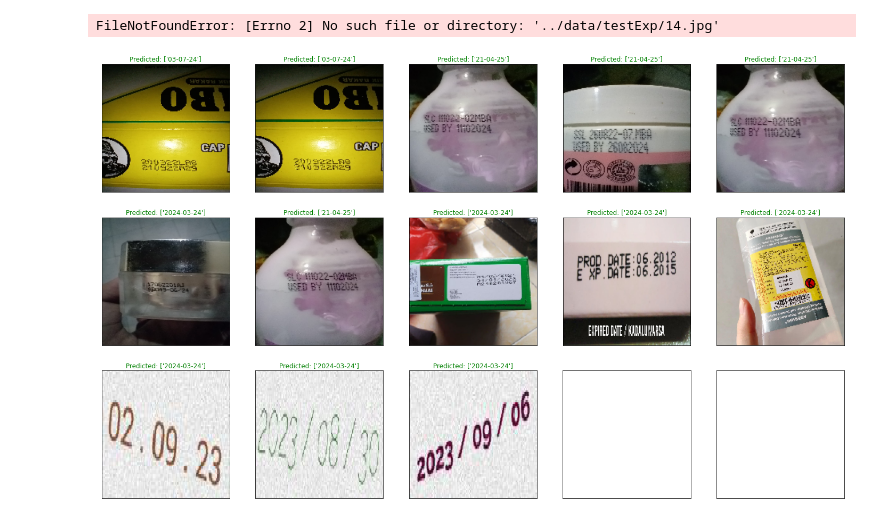
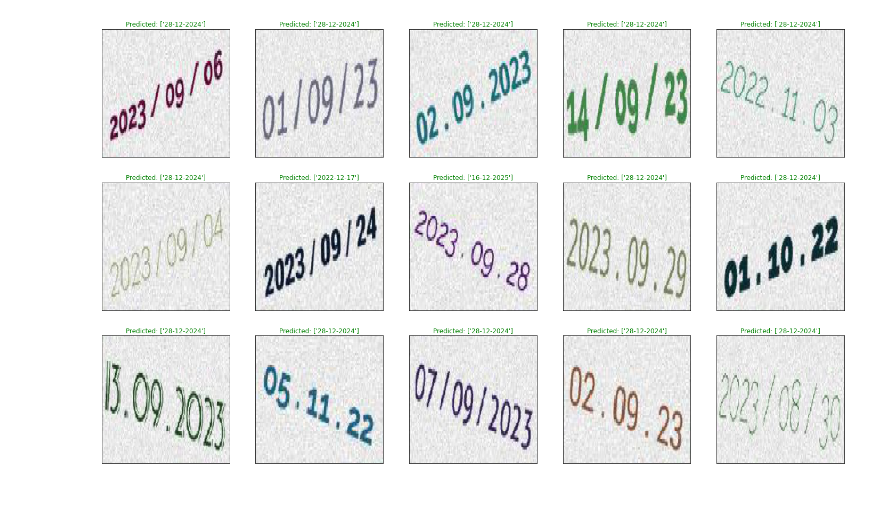
Before and after one commit to Da-Risset/product-expiration-reminder, a Jupyter notebook: notebooks/date_expired_pred.ipynb, the cells around one changed output. Cells and saved outputs as stored; diff of their text form; code cells hidden in the pictures.

```diff
--- a/notebooks/date_expired_pred.ipynb
+++ b/notebooks/date_expired_pred.ipynb
@@ -6,12 +6,12 @@ from tensorflow import keras
 model = keras.models.load_model('../models/date-expired/inception_resnetv2_98date_exp.h5')
 # %%
 import pathlib
-test_dir = "../data/"
+test_dir = "../data/date-exp/shyntesis-data/"
 
 test_ds = tf.keras.preprocessing.image_dataset_from_directory(
     test_dir,
     shuffle=True,
-    # batch_size=32,
+    seed=123,
     image_size=(160, 160),
 )
 # %% [output]
@@ -59,21 +34,0 @@ def date_gen_format(date, format):
-# %%
-labels = []
-
-delimiter = ("", " ", "-", " - ", "/", " / ", ".", " . ")
-
-base_format = ["%d-%m-%y", "%d-%m-%Y", "%Y-%m-%d"]
-
-start = datetime(2022, 10, 1)
-end = datetime(2025, 12, 31)
-
-x = 1
-for date in gen_date(start, end):
-    for i in base_format:
-        # for j in parse_date(delimiter, i):
-        labels.append(date_gen_format(date, i))
-    x += 1
-
-month = list(OrderedDict(((start + timedelta(_)).strftime(r"%b%y"), None) for _ in range((end - start).days)).keys())
-for i in month:
-    labels.append(i)
-    x += 1
@@ -84,0 +35,4 @@ print(len(labels))
+# %%
+label_file = open("../models/date-expired/date_exp_labels.txt", "r")
+
+labels = label_file.read().splitlines()
@@ -106,14 +108,15 @@ for i in predictions:
 # %%
 # prediction one image
-image_path = "../data/testExp/12.jpg"
+
+image_path = "../data/date-exp/shyntesis-data/tests/1.jpg"
 
 img = keras.preprocessing.image.load_img(image_path, target_size=(160, 160))
 
-img = tf.keras.preprocessing.image.img_to_array(img)
 img_arr = np.expand_dims(img, 0)
-img_arr = preprocessing_input(img_arr)
+img_arr = tf.keras.applications.inception_resnet_v2.preprocess_input(img_arr)
 pred = model.predict(img_arr)
-score = tf.nn.softmax(pred[0])
-print(f"prediction: {labels[np.argmax(score)], 100 * np.max(score)}")
+# score = tf.nn.softmax(pred[0])
+pred = np.argmax(pred, axis=1)
+print(f"prediction: {labels[pred], 100 * np.max(pred)}")
 plt.imshow(img)
 # %% [output]
@@ -131,7 +131,7 @@ fig, axes = plt.subplots(nrows=3, ncols=5, figsize=(25, 15),
                         subplot_kw={'xticks': [], 'yticks': []})
 
 for i, ax in enumerate(axes.flat):
-    img = load_img(test_dir+"testExp/"+str(i+1)+'.jpg', target_size=(160, 160))
+    img = load_img(test_dir+"tests/"+str(i+1)+'.jpg', target_size=(160, 160))
     ax.imshow(img)
     img = image.img_to_array(img)
     img_arr = np.expand_dims(img, 0)
@@ -164,5 +166,4 @@ plt.show()
-FileNotFoundError: [Errno 2] No such file or directory: '../data/testExp/14.jpg'
-[figure, old version]
+[figure, new version]
 # %%
 loss, acc = model.evaluate(test_ds)
 print("Restored model, accuracy: {:5.2f}%".format(100 * acc))
```
Also changed, not shown: parts of 15 cells of this notebook, 43 other files.
